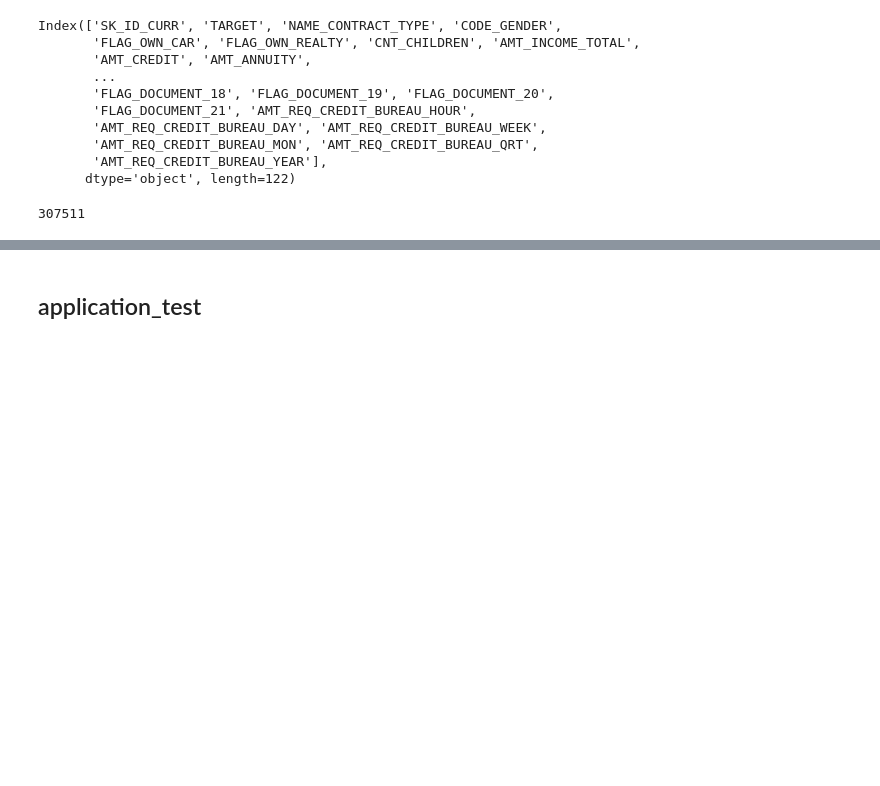
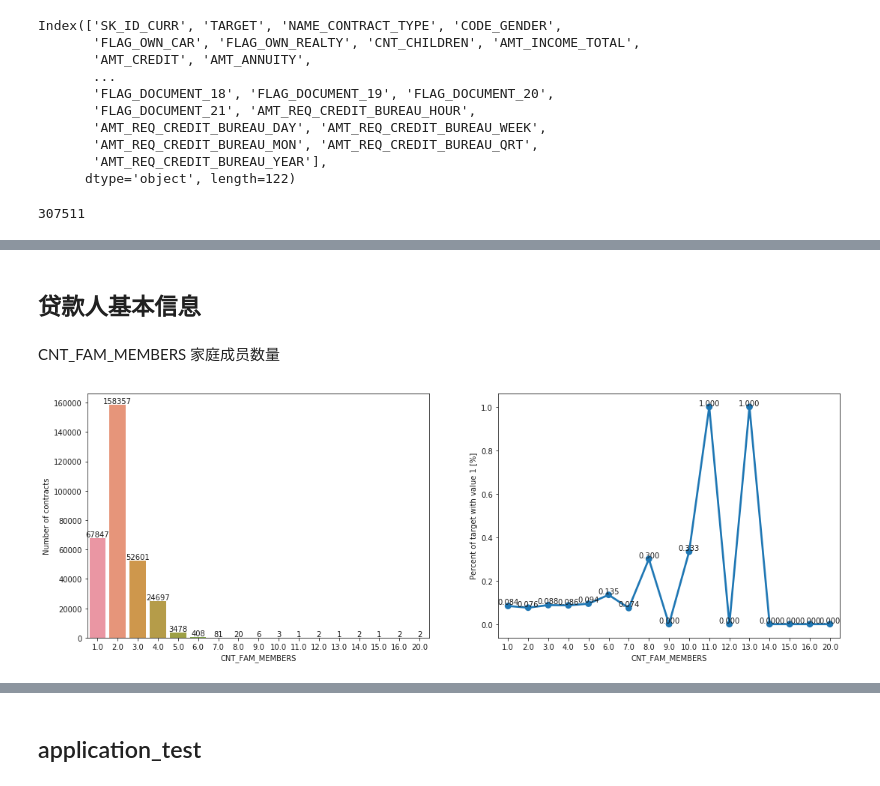
Before and after one commit to MagleHJ/Kaggle_Home_Credit_Default_Risk, a Jupyter notebook: src/xxq/EDA.ipynb, the cells around one changed output, grey strips where cells are left out. Drawn from its saved outputs; the diff is of its cells as text; code cells hidden in the pictures; blank space fills up the shorter version.

```diff
--- a/src/xxq/EDA.ipynb
+++ b/src/xxq/EDA.ipynb
@@ -10,7 +10,7 @@ mpl.rcParams['axes.unicode_minus'] =False
 %matplotlib inline
 # %%
 import os
-#PATH="../input/home-credit-default-risk"
-PATH="E:\ipython\kaggle\Kaggle_Home_Credit_Default_Risk\input"
+
+PATH="../../input"
 print(os.listdir(PATH))
 # %% [output]
@@ -132,22 +123,23 @@ plt.show()
 # %%
 def plot_stats(feature,dataset,label_rotation=False,horizontal_layout=True):
     #计算每个类别的数量
-    temp = dataset[feature].value_counts()
+    temp = dataset[feature].value_counts(sort=False)
+    temp.sort_index(inplace=True)
     df1 = pd.DataFrame({feature: temp.index,'Number of contracts': temp.values})
     # 计算每个类别中标签=1数量比例
     cat_perc = dataset[[feature, 'TARGET']].groupby([feature],as_index=False).mean()
-    cat_perc.sort_values(by='TARGET', ascending=False, inplace=True)
+#     cat_perc.sort_values(by='TARGET', ascending=False, inplace=True)
 
     if(horizontal_layout):
-        fig, (ax1, ax2) = plt.subplots(ncols=2, figsize=(12,6))
+        fig, (ax1, ax2) = plt.subplots(ncols=2, figsize=(18,6))
     else:
-        fig, (ax1, ax2) = plt.subplots(nrows=2, figsize=(12,14))
+        fig, (ax1, ax2) = plt.subplots(nrows=2, figsize=(18,14))
     sns.set_color_codes("pastel")
     s = sns.barplot(ax=ax1, x = feature, y="Number of contracts",data=df1)
     if(label_rotation):#用来空值X轴标签值旋转
         s.set_xticklabels(s.get_xticklabels(),rotation=90)
 
-    s = sns.pointplot(ax=ax2, x = feature, y='TARGET', order=cat_perc[feature], data=cat_perc)#各类别坏账率折线图
+    s = sns.pointplot(ax=ax2, x = feature, y='TARGET', data=cat_perc)#各类别坏账率折线图
     if(label_rotation):
         s.set_xticklabels(s.get_xticklabels(),rotation=90)
 
@@ -156,14 +148,15 @@ def plot_stats(feature,dataset,label_rotation=False,horizontal_layout=True):
     x=list(range(len(cat_perc[feature])))
     p=cat_perc['TARGET']
     for a,b in zip(x,p):
-        ax2.text(a, b+0.001, '%.3f' % b,ha='center', va= 'bottom',fontsize=10)
+        ax2.text(a, b, '%.3f' % b,ha='center', va= 'bottom',fontsize=10)
     for a,b in zip(x,temp):
         ax1.text(a, b+0.003,'%d' % b, ha='center', va= 'bottom',fontsize=10)
 
     plt.ylabel('Percent of target with value 1 [%]', fontsize=10)
     plt.tick_params(axis='both', which='major', labelsize=10)
 
-    plt.show();
+#     plt.show();
+    plot.save('../../')
 # %% [markdown]
 ### 2.连续型变量分布图
 # %%
@@ -288,0 +329,8 @@ len(application_train['SK_ID_CURR'].unique())
+# %% [markdown]
+## 贷款人基本信息
+# %% [markdown]
+CNT_FAM_MEMBERS 家庭成员数量
+# %%
+plot_stats('CNT_FAM_MEMBERS',application_train)
+# %% [output]
+[figure, added]
```
Also changed, not shown: parts of 78 cells of this notebook.
